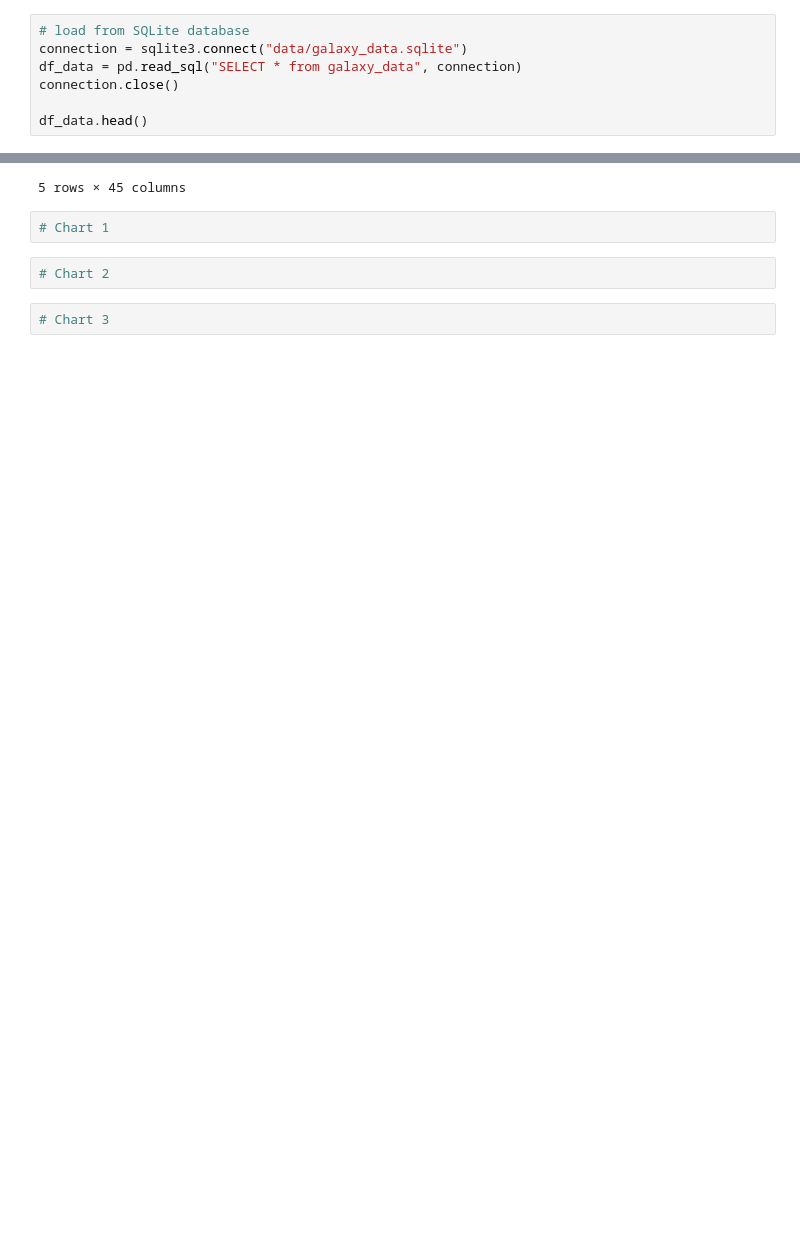
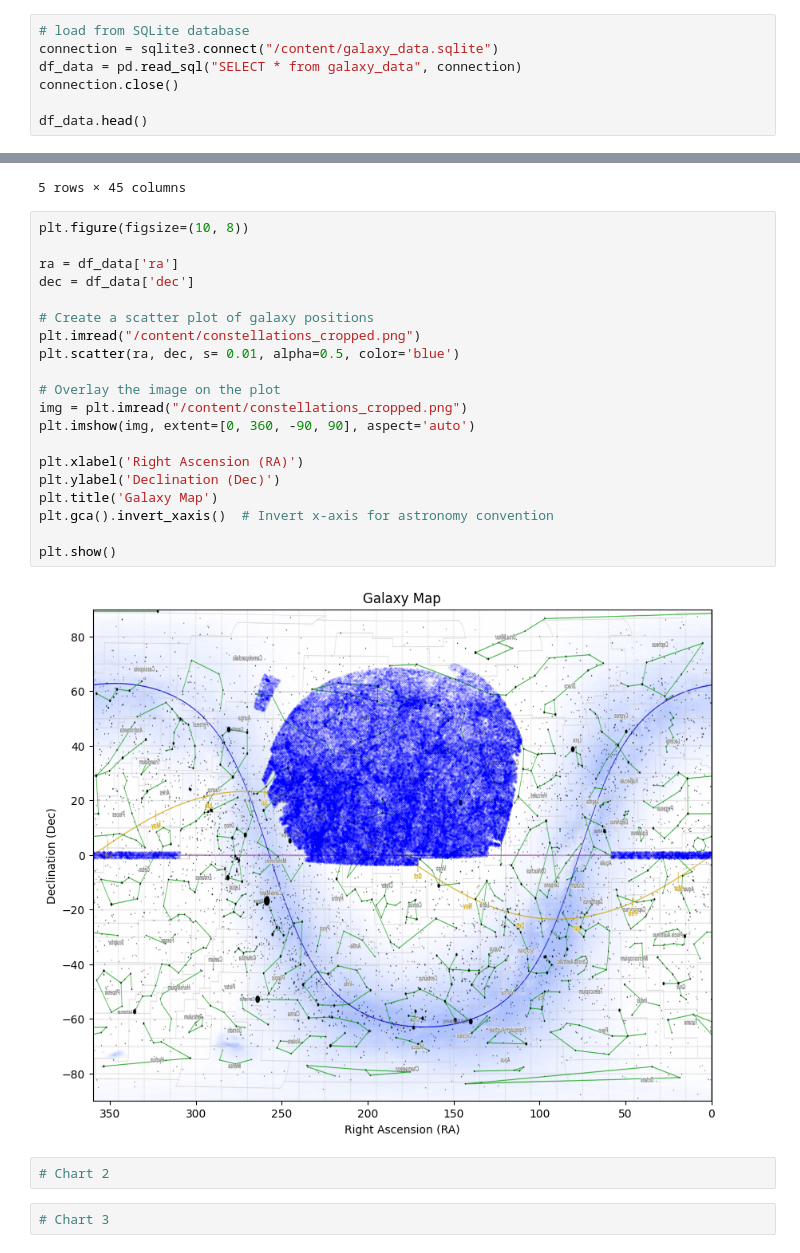
Before and after one commit to zachaa/Galaxy_Morphology_Classification, a Jupyter notebook: visualizations.ipynb, the cells around one changed output, grey strips where cells are left out. Saved outputs shown, nothing was run; the diff lists cells and outputs as text; blank space fills up the shorter version.

```diff
--- a/visualizations.ipynb
+++ b/visualizations.ipynb
@@ -6,6 +14,6 @@ import pandas as pd
 # %%
 # load from SQLite database
-connection = sqlite3.connect("data/galaxy_data.sqlite")
+connection = sqlite3.connect("/content/galaxy_data.sqlite")
 df_data = pd.read_sql("SELECT * from galaxy_data", connection)
 connection.close()
 
@@ -18,8 +26,28 @@ df_data.head()
 | 3 | 587722981741625481 | original | 6 | 587722981741625481 | 183.473999 | -1.231429 | Sc1t | 0.152 | ... |
 | 4 | 587722981741625484 | original | 7 | 587722981741625484 | 183.477783 | -1.084604 | Sb | 0.182 | ... |
 5 rows × 45 columns
-# %%
-# Chart 1
+# %%
+plt.figure(figsize=(10, 8))
+
+ra = df_data['ra']
+dec = df_data['dec']
+
+# Create a scatter plot of galaxy positions
+plt.imread("/content/constellations_cropped.png")
+plt.scatter(ra, dec, s= 0.01, alpha=0.5, color='blue')
+
+# Overlay the image on the plot
+img = plt.imread("/content/constellations_cropped.png")
+plt.imshow(img, extent=[0, 360, -90, 90], aspect='auto')
+
+plt.xlabel('Right Ascension (RA)')
+plt.ylabel('Declination (Dec)')
+plt.title('Galaxy Map')
+plt.gca().invert_xaxis()  # Invert x-axis for astronomy convention
+
+plt.show()
+# %% [output]
+[figure, added]
 # %%
 # Chart 2
 # %%
```
Also changed, not shown: parts of 2 cells of this notebook.
